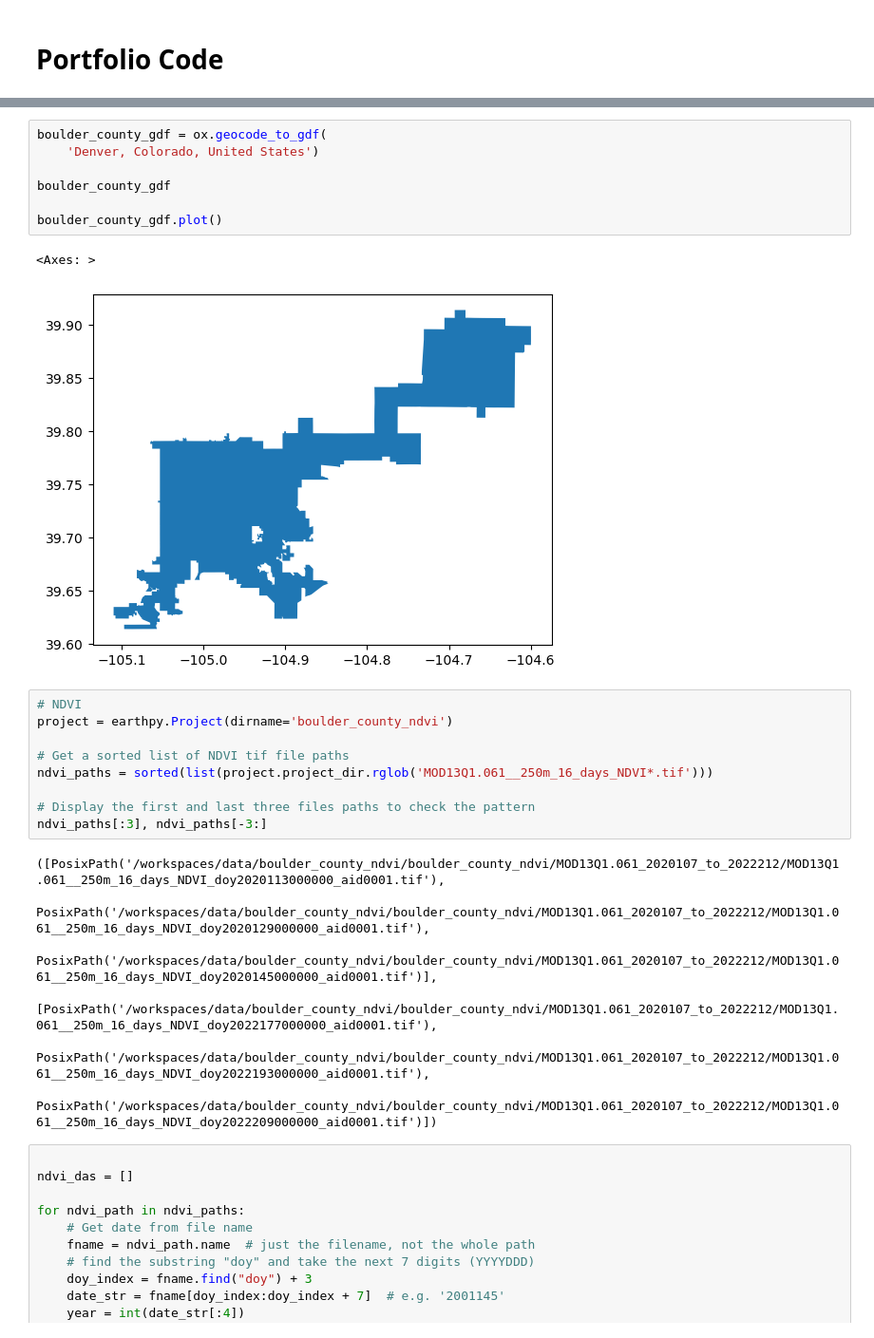
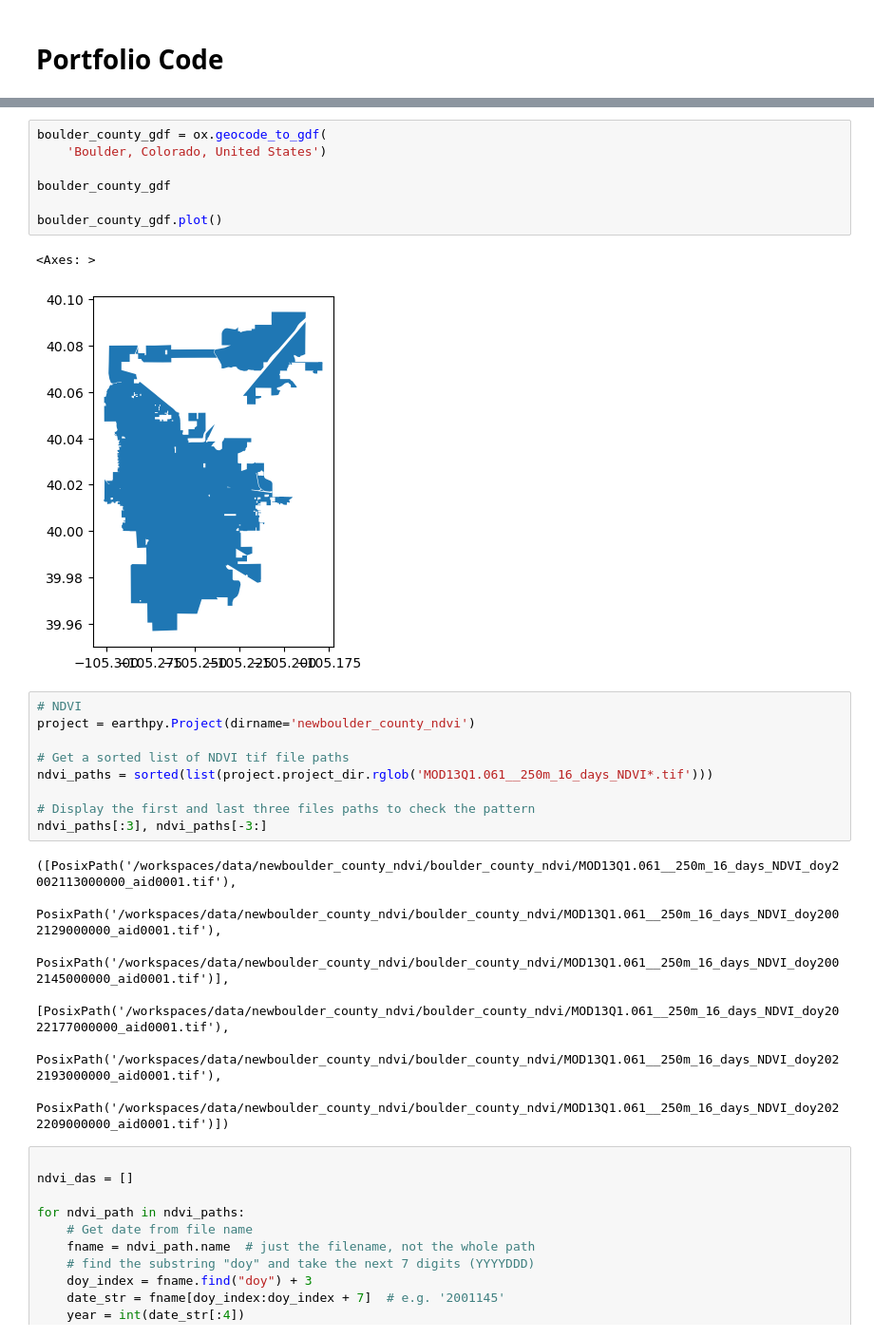
Before and after one commit to earthlab-education/04-vegetation-mawo7952, a Jupyter notebook: notebooks/portfolio-code.ipynb, the cells around one changed output, grey strips where cells are left out. Shown at 95% size. Drawn from its saved outputs; the diff is of its cells as text.

Commit message:
got the data

```diff
--- a/notebooks/portfolio-code.ipynb
+++ b/notebooks/portfolio-code.ipynb
@@ -30,17 +30,17 @@ import osmnx as ox
 [interactive output not drawn]
 # %%
 boulder_county_gdf = ox.geocode_to_gdf(
-    'Denver, Colorado, United States')
+    'Boulder, Colorado, United States')
 
 boulder_county_gdf
 
 boulder_county_gdf.plot()
 # %% [output]
 <Axes: >
-[figure, old version]
+[figure, new version]
 # %%
 # NDVI
-project = earthpy.Project(dirname='boulder_county_ndvi')
+project = earthpy.Project(dirname='newboulder_county_ndvi')
 
 # Get a sorted list of NDVI tif file paths
 ndvi_paths = sorted(list(project.project_dir.rglob('MOD13Q1.061__250m_16_days_NDVI*.tif')))
@@ -48,12 +48,12 @@ ndvi_paths = sorted(list(project.project_dir.rglob('MOD13Q1.061__250m_16_days_ND
 # Display the first and last three files paths to check the pattern
 ndvi_paths[:3], ndvi_paths[-3:]
 # %% [output]
-([PosixPath('/workspaces/data/boulder_county_ndvi/boulder_county_ndvi/MOD13Q1.061_2020107_to_2022212/MOD13Q1.061__250m_16_days_NDVI_doy2020113000000_aid0001.tif'),
-  PosixPath('/workspaces/data/boulder_county_ndvi/boulder_county_ndvi/MOD13Q1.061_2020107_to_2022212/MOD13Q1.061__250m_16_days_NDVI_doy2020129000000_aid0001.tif'),
-  PosixPath('/workspaces/data/boulder_county_ndvi/boulder_county_ndvi/MOD13Q1.061_2020107_to_2022212/MOD13Q1.061__250m_16_days_NDVI_doy2020145000000_aid0001.tif')],
- [PosixPath('/workspaces/data/boulder_county_ndvi/boulder_county_ndvi/MOD13Q1.061_2020107_to_2022212/MOD13Q1.061__250m_16_days_NDVI_doy2022177000000_aid0001.tif'),
-  PosixPath('/workspaces/data/boulder_county_ndvi/boulder_county_ndvi/MOD13Q1.061_2020107_to_2022212/MOD13Q1.061__250m_16_days_NDVI_doy2022193000000_aid0001.tif'),
-  PosixPath('/workspaces/data/boulder_county_ndvi/boulder_county_ndvi/MOD13Q1.061_2020107_to_2022212/MOD13Q1.061__250m_16_days_NDVI_doy2022209000000_aid0001.tif')])
+([PosixPath('/workspaces/data/newboulder_county_ndvi/boulder_county_ndvi/MOD13Q1.061__250m_16_days_NDVI_doy2002113000000_aid0001.tif'),
+  PosixPath('/workspaces/data/newboulder_county_ndvi/boulder_county_ndvi/MOD13Q1.061__250m_16_days_NDVI_doy2002129000000_aid0001.tif'),
+  PosixPath('/workspaces/data/newboulder_county_ndvi/boulder_county_ndvi/MOD13Q1.061__250m_16_days_NDVI_doy2002145000000_aid0001.tif')],
+ [PosixPath('/workspaces/data/newboulder_county_ndvi/boulder_county_ndvi/MOD13Q1.061__250m_16_days_NDVI_doy2022177000000_aid0001.tif'),
+  PosixPath('/workspaces/data/newboulder_county_ndvi/boulder_county_ndvi/MOD13Q1.061__250m_16_days_NDVI_doy2022193000000_aid0001.tif'),
+  PosixPath('/workspaces/data/newboulder_county_ndvi/boulder_county_ndvi/MOD13Q1.061__250m_16_days_NDVI_doy2022209000000_aid0001.tif')])
 # %%
 
 ndvi_das = []
```
Also changed, not shown: parts of 8 cells of this notebook.
